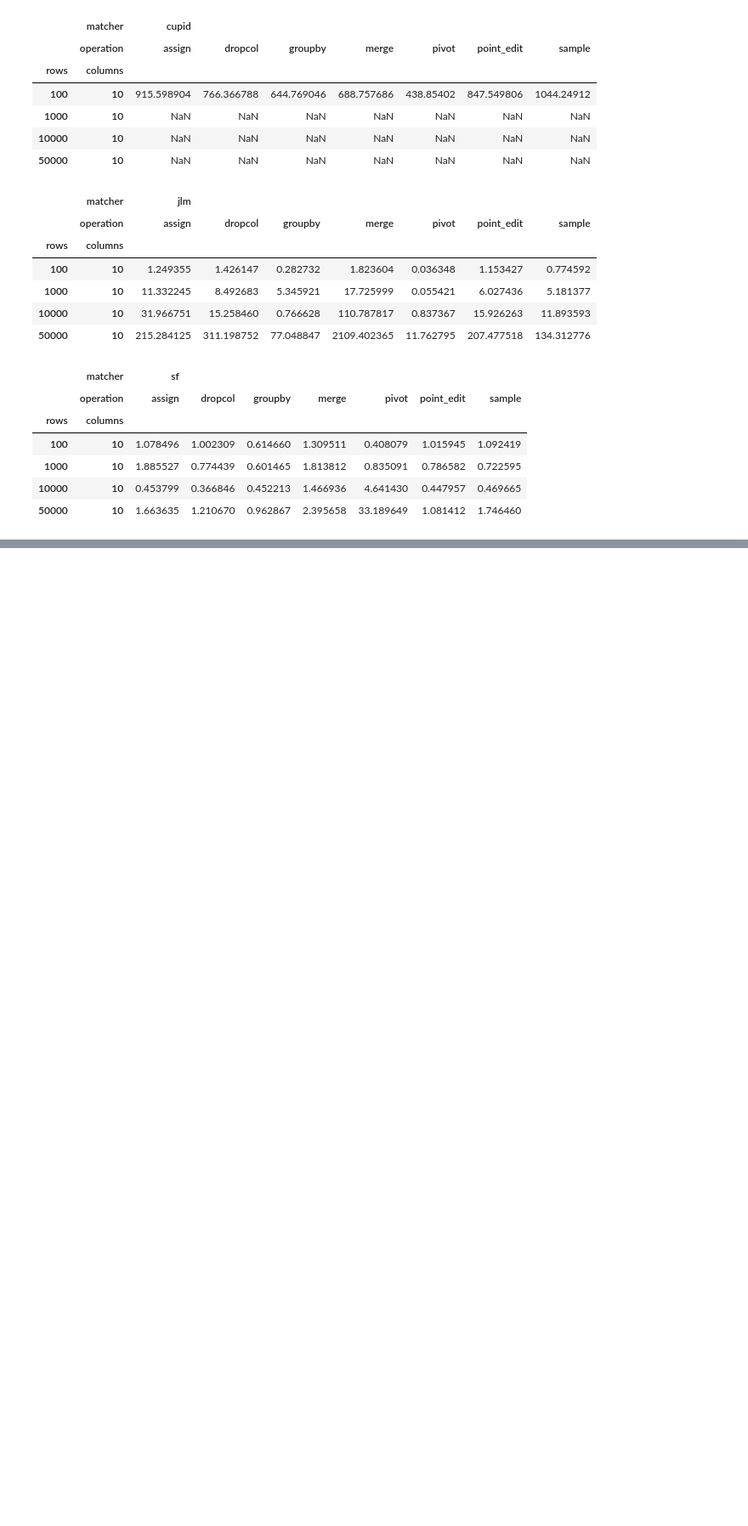
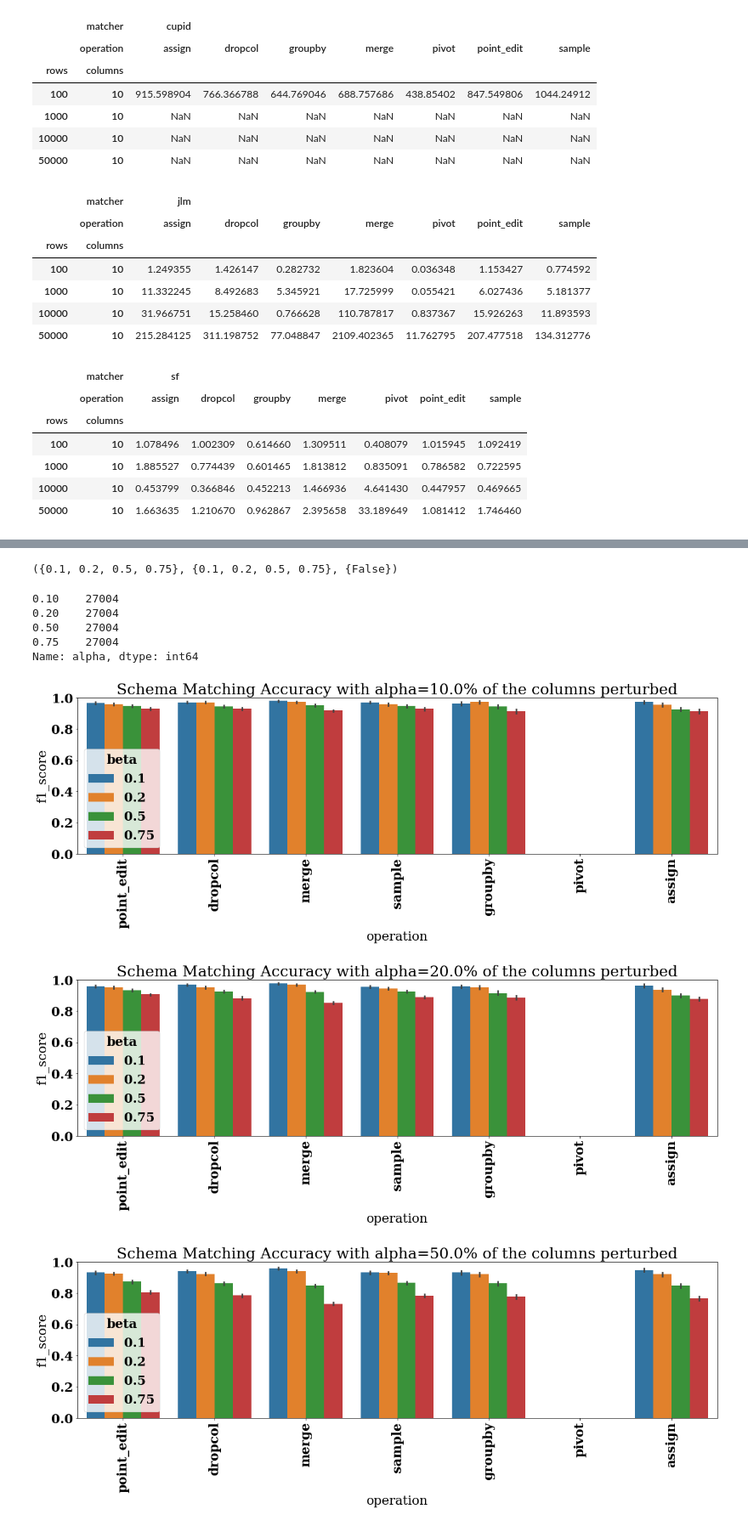
Before and after one commit to suhailrehman/relic, a Jupyter notebook: notebooks/valentine_test.ipynb, the cells around one changed output, grey strips where cells are left out. Shown at 85% size. Cells and saved outputs as stored; diff of their text form; code cells hidden in the pictures; blank space fills up the shorter version.

Commit message:
Initial Schema Matching Tests w/ Valentine

```diff
--- a/notebooks/valentine_test.ipynb
+++ b/notebooks/valentine_test.ipynb
@@ -456,0 +452,20 @@ runtime_pivoted[['sf']]
+# %%
+import os
+import glob
+import pandas as pd
+from tqdm.auto import tqdm
+
+
+base_dir = '/mnt/roscoe/data/relic/relic_datasets_vldb_2021/dataset_flat_exact/'
+realworld_nb = 'titanic'
+
+
+workflow_ids = sorted([d for d in os.listdir(base_dir) if os.path.isdir(os.path.join(base_dir, d))])
+valentine_results = []
+
+for i in tqdm(workflow_ids):
+    for r_csv_file in glob.glob(f"{base_dir}/{i}/inferred/valentine*.csv"):
+        valentine_results.append(pd.read_csv(r_csv_file, index_col=0))
+
+vdf = pd.concat(valentine_results).reset_index(drop=True)
+vdf
@@ -456,0 +486,3 @@ runtime_pivoted[['sf']]
+# %%
+cleaned = vdf.loc[vdf.matcher == 'sf'].dropna()
+cleaned
@@ -456,0 +503,31 @@ runtime_pivoted[['sf']]
+# %%
+alphas = set(cleaned.loc[vdf.matcher == 'sf'].alpha.values)
+betas = set(cleaned.loc[vdf.matcher == 'sf'].beta.values)
+prefixes = set(cleaned.loc[vdf.matcher == 'sf'].prefix_change.values)
+
+alphas, betas, prefixes
+# %% [output]
+({0.1, 0.2, 0.5, 0.75}, {0.1, 0.2, 0.5, 0.75}, {False})
+# %%
+vdf.loc[vdf.matcher == 'sf'].alpha.value_counts()
+# %% [output]
+0.10    27004
+0.20    27004
+0.50    27004
+0.75    27004
+Name: alpha, dtype: int64
+# %%
+import seaborn as sns
+import matplotlib.pyplot as plt
+
+
+for alpha in sorted(list(alphas)):
+    fig, ax = plt.subplots(figsize=(20,5))
+    sns.barplot(x="operation", y="f1_score", hue="beta", data=cleaned.loc[cleaned.alpha == alpha], ax=ax)
+    plt.title(f'Schema Matching Accuracy with alpha={alpha*100}% of the columns perturbed')
+    plt.xticks(rotation = 90)
+    plt.ylim(0.0,1.0)
+# %% [output]
+[figure, added]
+[figure, added]
+[figure, added]
```
Also changed, not shown: parts of 15 cells of this notebook, 4 other files.
